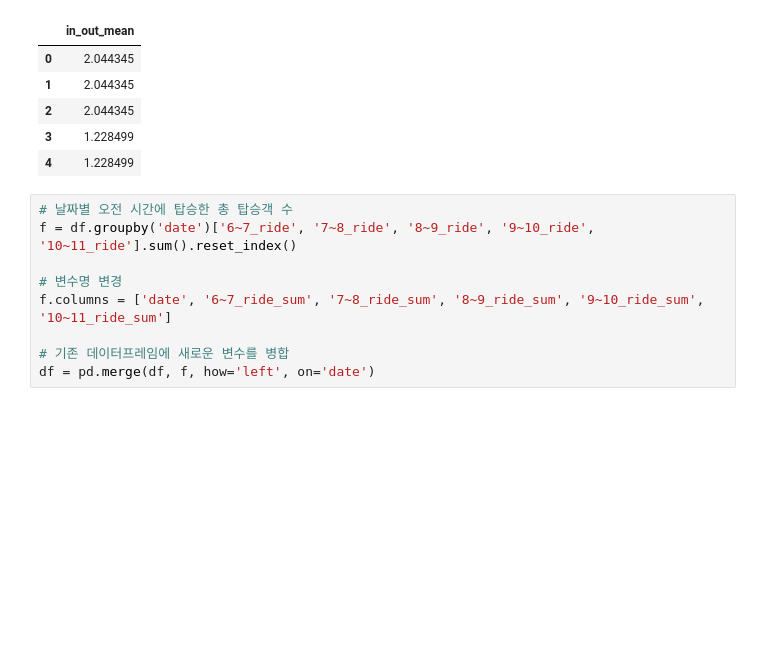
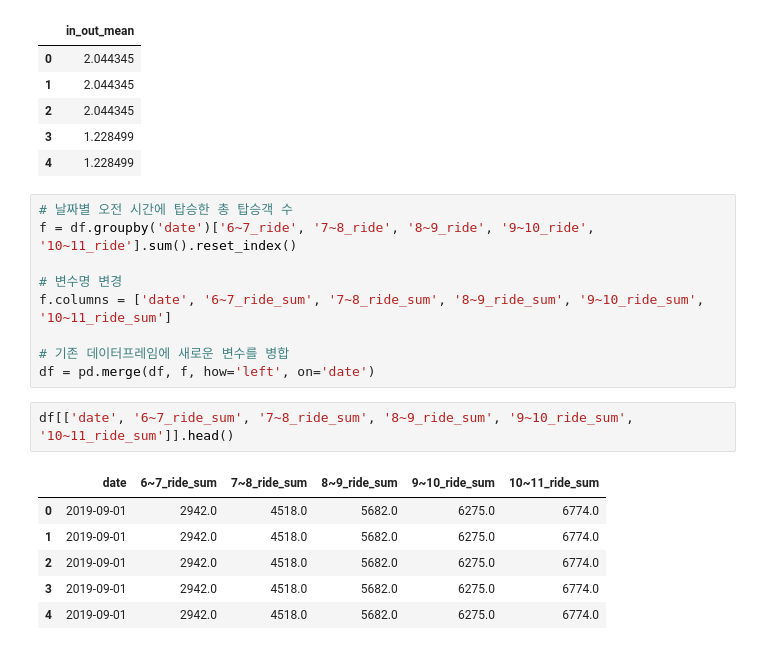
Before and after one commit to mucollabo/busRidersPredic, a Jupyter notebook: busRidersPredic.ipynb, the cells around one changed output. Saved outputs shown, nothing was run; the diff lists cells and outputs as text; blank space fills up the shorter version.

```diff
--- a/busRidersPredic.ipynb
+++ b/busRidersPredic.ipynb
@@ -357,3 +355,12 @@ f.columns = ['date', '6~7_ride_sum', '7~8_ride_sum', '8~9_ride_sum', '9~10_ride_
 
 # 기존 데이터프레임에 새로운 변수를 병합
 df = pd.merge(df, f, how='left', on='date')
+# %%
+df[['date', '6~7_ride_sum', '7~8_ride_sum', '8~9_ride_sum', '9~10_ride_sum', '10~11_ride_sum']].head()
+# %% [output]
+|  | date | 6~7_ride_sum | 7~8_ride_sum | 8~9_ride_sum | 9~10_ride_sum | 10~11_ride_sum |
+| 0 | 2019-09-01 | 2942.0 | 4518.0 | 5682.0 | 6275.0 | 6774.0 |
+| 1 | 2019-09-01 | 2942.0 | 4518.0 | 5682.0 | 6275.0 | 6774.0 |
+| 2 | 2019-09-01 | 2942.0 | 4518.0 | 5682.0 | 6275.0 | 6774.0 |
+| 3 | 2019-09-01 | 2942.0 | 4518.0 | 5682.0 | 6275.0 | 6774.0 |
+| 4 | 2019-09-01 | 2942.0 | 4518.0 | 5682.0 | 6275.0 | 6774.0 |
```
Also changed, not shown: parts of 4 cells of this notebook.
